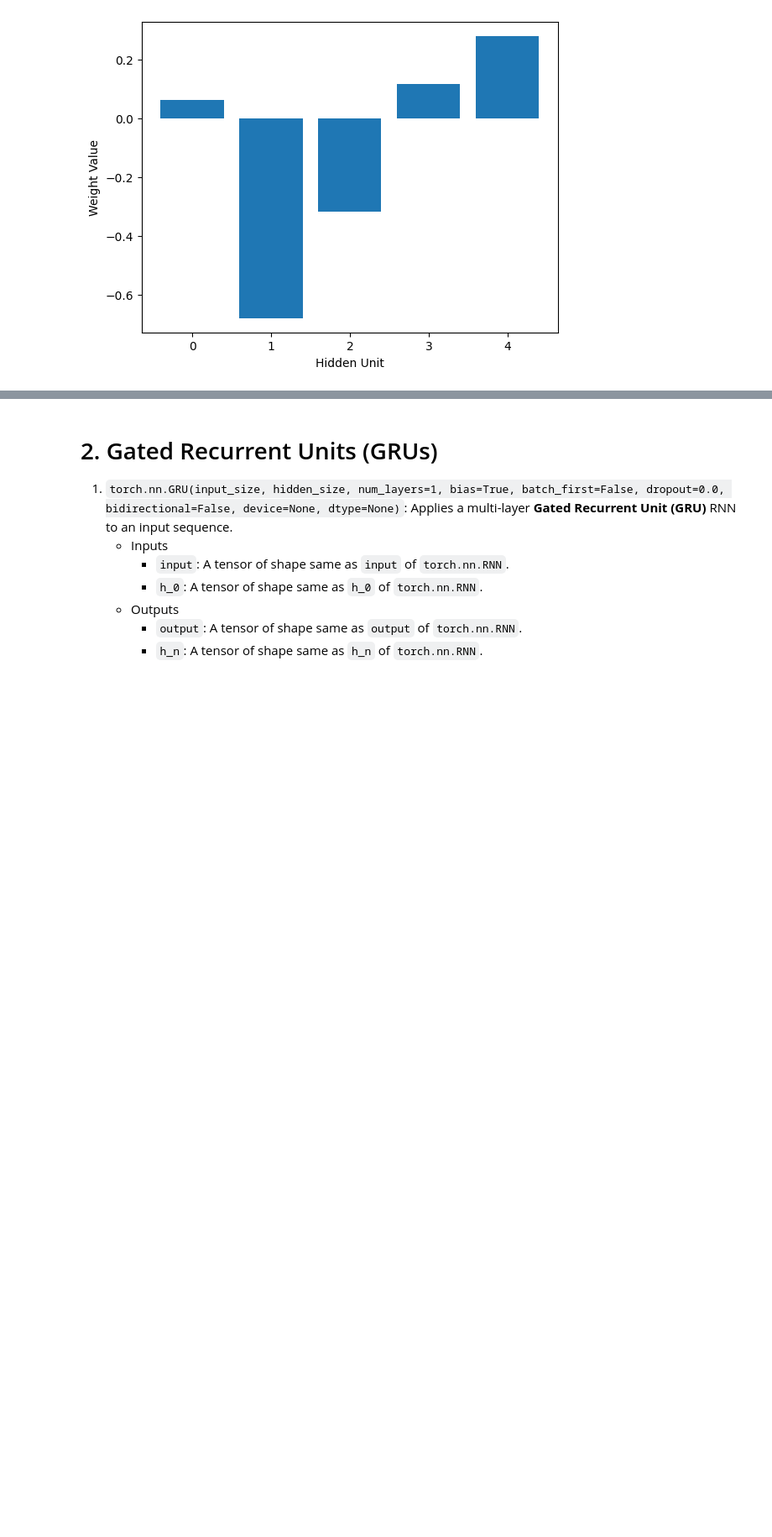
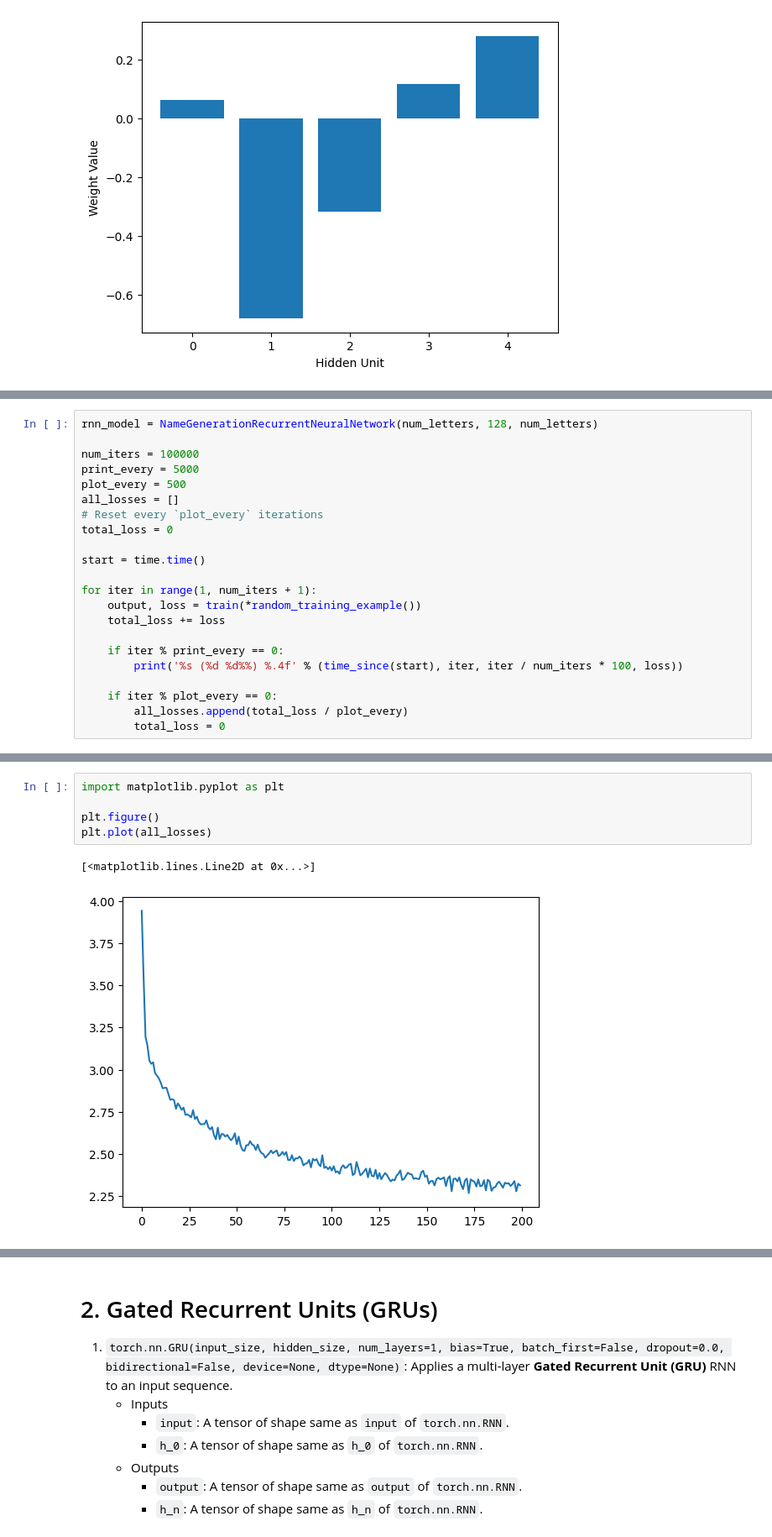
Before and after one commit to yungshun317/torch-nlp, a Jupyter notebook: recurrent_neural_networks.ipynb, the cells around one changed output, grey strips where cells are left out. Shown at 84% size. Saved outputs shown, nothing was run; the diff lists cells and outputs as text; blank space fills up the shorter version.

```diff
--- a/recurrent_neural_networks.ipynb
+++ b/recurrent_neural_networks.ipynb
@@ -426,0 +906,22 @@ plt.show()
+# %%
+rnn_model = NameGenerationRecurrentNeuralNetwork(num_letters, 128, num_letters)
+
+num_iters = 100000
+print_every = 5000
+plot_every = 500
+all_losses = []
+# Reset every `plot_every` iterations
+total_loss = 0
+
+start = time.time()
+
+for iter in range(1, num_iters + 1):
+    output, loss = train(*random_training_example())
+    total_loss += loss
+
+    if iter % print_every == 0:
+        print('%s (%d %d%%) %.4f' % (time_since(start), iter, iter / num_iters * 100, loss))
+
+    if iter % plot_every == 0:
+        all_losses.append(total_loss / plot_every)
+        total_loss = 0
@@ -426,0 +949,8 @@ plt.show()
+# %%
+import matplotlib.pyplot as plt
+
+plt.figure()
+plt.plot(all_losses)
+# %% [output]
+[<matplotlib.lines.Line2D at 0x...>]
+[figure, added]
```
Also changed, not shown: parts of 19 cells of this notebook, 1 other file.
